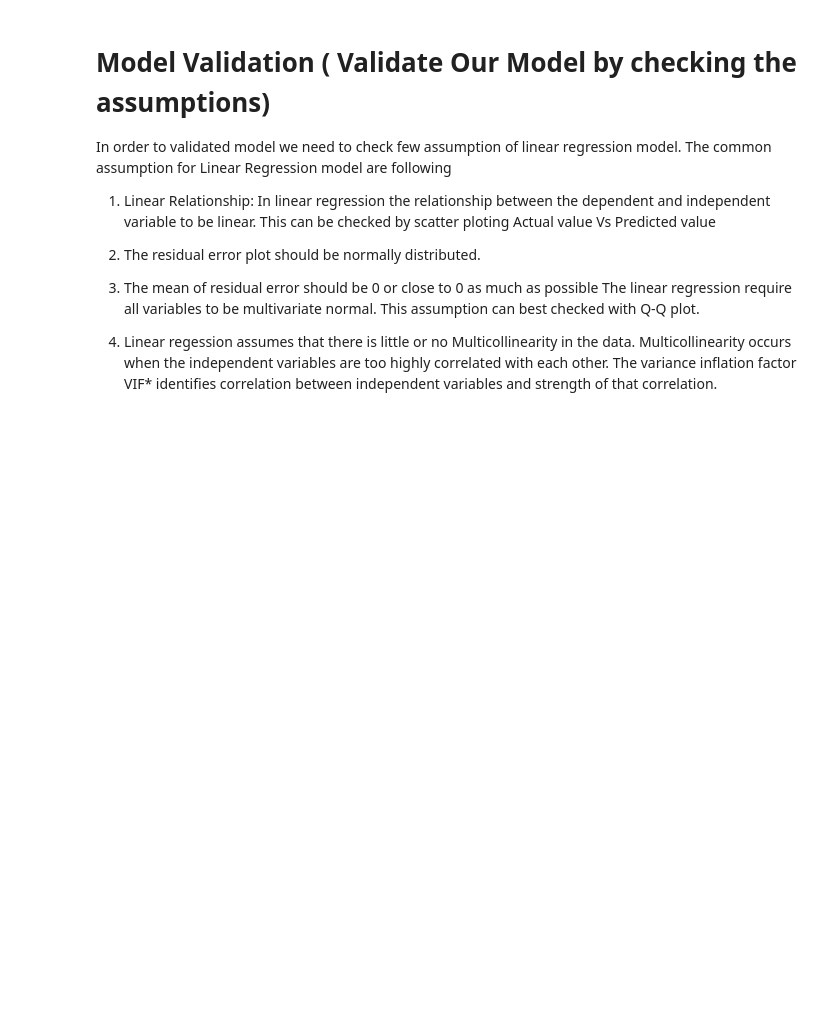
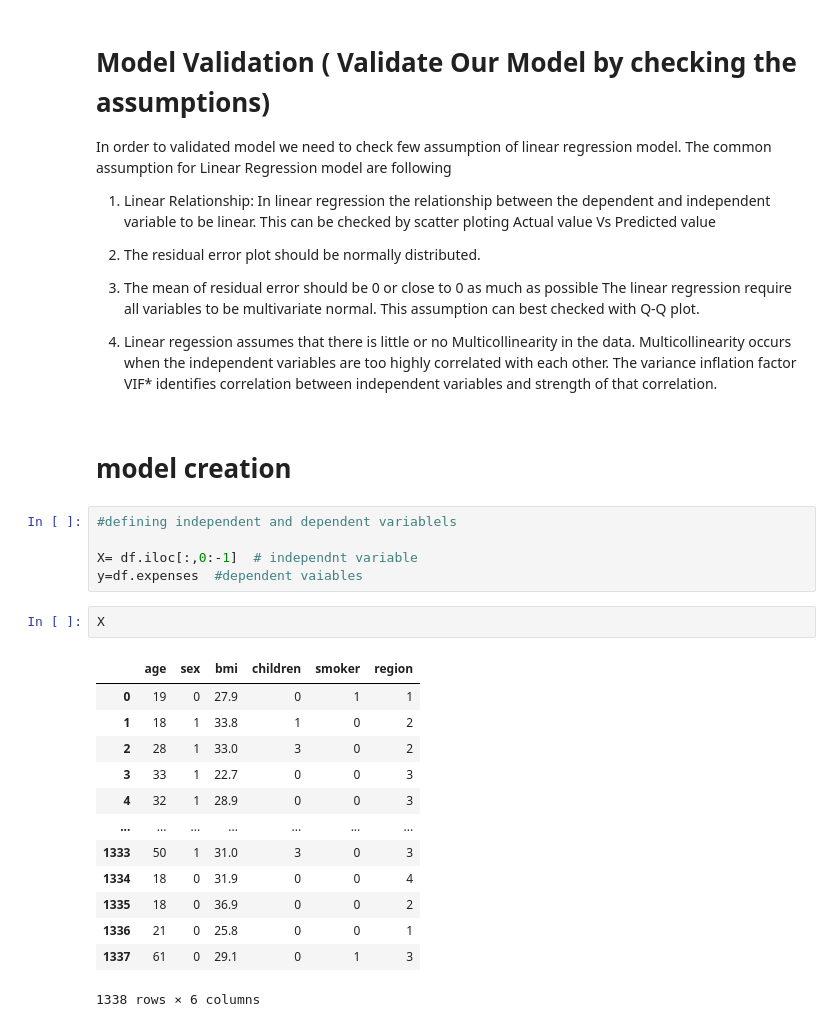
Before and after one commit to Rohan5076/machine-learning, a Jupyter notebook: incompleteML_05_Linear_Regression_Implementation(Part3).ipynb, the cells around one changed output. Cells and saved outputs as stored; diff of their text form; blank space fills up the shorter version.

```diff
--- a/incompleteML_05_Linear_Regression_Implementation(Part3).ipynb
+++ b/incompleteML_05_Linear_Regression_Implementation(Part3).ipynb
@@ -231,3 +284,26 @@ In order to validated model we need to check few assumption of linear regression
 3. The mean of residual error should be 0 or close to 0 as much as possible The linear regression require all variables to be multivariate normal. This assumption can best checked with Q-Q plot.
 
 4. Linear regession assumes that there is little or no Multicollinearity in the data. Multicollinearity occurs when the independent variables are too highly correlated with each other. The variance inflation factor VIF* identifies correlation between independent variables and strength of that correlation.
+# %% [markdown]
+# model creation
+# %%
+#defining independent and dependent variablels
+
+X= df.iloc[:,0:-1]  # independnt variable
+y=df.expenses  #dependent vaiables
+# %%
+X
+# %% [output]
+|  | age | sex | bmi | children | smoker | region |
+| 0 | 19 | 0 | 27.9 | 0 | 1 | 1 |
+| 1 | 18 | 1 | 33.8 | 1 | 0 | 2 |
+| 2 | 28 | 1 | 33.0 | 3 | 0 | 2 |
+| 3 | 33 | 1 | 22.7 | 0 | 0 | 3 |
+| 4 | 32 | 1 | 28.9 | 0 | 0 | 3 |
+| ... | ... | ... | ... | ... | ... | ... |
+| 1333 | 50 | 1 | 31.0 | 3 | 0 | 3 |
+| 1334 | 18 | 0 | 31.9 | 0 | 0 | 4 |
+| 1335 | 18 | 0 | 36.9 | 0 | 0 | 2 |
+| 1336 | 21 | 0 | 25.8 | 0 | 0 | 1 |
+| 1337 | 61 | 0 | 29.1 | 0 | 1 | 3 |
+1338 rows × 6 columns
```
Also changed, not shown: parts of 46 cells of this notebook.
